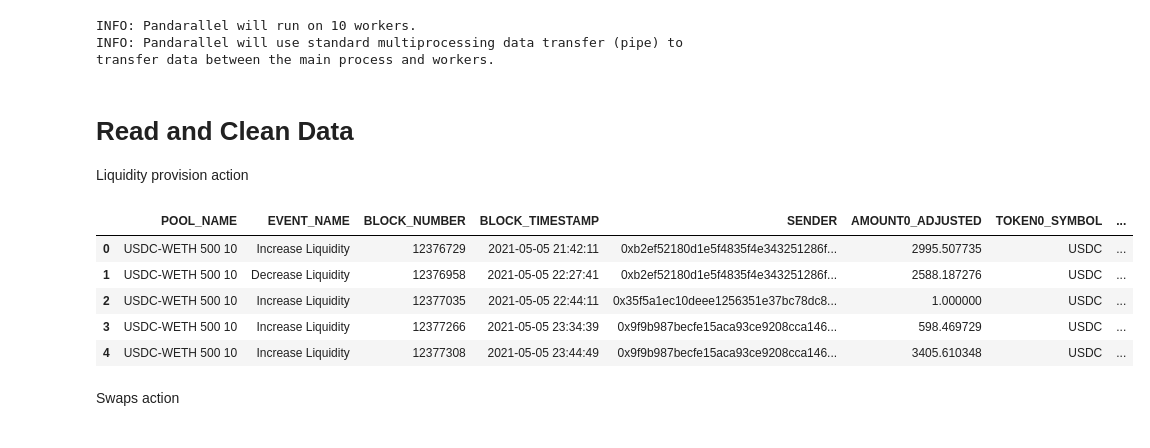
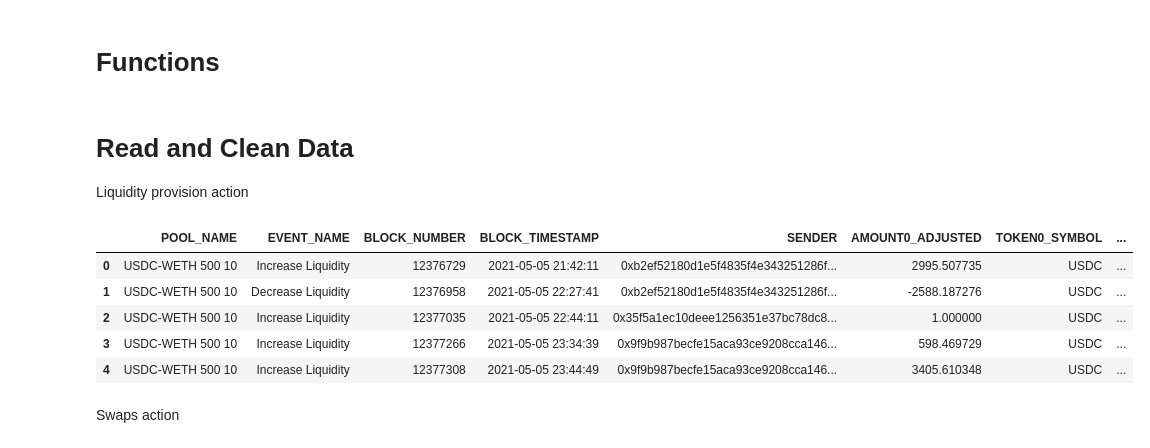
Before and after one commit to zhiconghu/Ethereum_DEX_Data, a Jupyter notebook: Data Descriptions.ipynb, the cells around one changed output. Drawn from its saved outputs; the diff is of its cells as text; code cells hidden in the pictures.

```diff
--- a/Data Descriptions.ipynb
+++ b/Data Descriptions.ipynb
@@ -7,14 +7,10 @@ import pyarrow.parquet as pq
 import datetime as dt
 
 import math
-
-from pandarallel import pandarallel
-pandarallel.initialize(progress_bar = True, nb_workers = 10)
-
-from Data_Description_Functions import Get_Price, Get_Liquidity
+from decimal import Decimal, getcontext
+getcontext().prec = 50
 
 data_dir = '/Users/zhicong/Dropbox/DEXs'
 pool_name = 'USDC-WETH 500 10'
-# %% [output]
-INFO: Pandarallel will run on 10 workers.
-INFO: Pandarallel will use standard multiprocessing data transfer (pipe) to transfer data between the main process and workers.
+# %% [markdown]
+# Functions
@@ -23,40 +22,24 @@ INFO: Pandarallel will use standard multiprocessing data transfer (pipe) to tran
 
 Liquidity provision action
 # %%
-lp_action = pd.read_csv(os.path.join(data_dir, "uniswapv3_lp_actions", pool_name + ".csv"))
-lp_action.columns = [x.upper() for x in lp_action.columns.tolist()]
-lp_action.dropna(inplace = True)
+lp_action = pd.read_csv(os.path.join(data_dir, "uniswapv3_lp_actions", pool_name + "_LP.csv"))
 
 # Final cleaning
-lp_action['BLOCK_NUMBER'] = lp_action['BLOCK_NUMBER'].astype(int)
-lp_action.sort_values(by = ['BLOCK_NUMBER'], ascending = False, inplace = True)
-lp_action['AMOUNT0_ADJUSTED'] = lp_action['AMOUNT0_ADJUSTED'].astype(float)
-lp_action['AMOUNT1_ADJUSTED'] = lp_action['AMOUNT1_ADJUSTED'].astype(float)
-lp_action['BLOCK_TIMESTAMP'] = pd.to_datetime([x[:-5] for x in lp_action['BLOCK_TIMESTAMP'].astype(str)])
-lp_action = lp_action[(lp_action['AMOUNT0_ADJUSTED'] != 0) | (lp_action['AMOUNT1_ADJUSTED'] != 0)]
+lp_action['BLOCK_TIMESTAMP'] = pd.to_datetime(lp_action['BLOCK_TIMESTAMP'])
+lp_action['AMOUNT0_ADJUSTED'] = np.where(lp_action['EVENT_NAME'] == 'Decrease Liquidity', -lp_action['AMOUNT0_ADJUSTED'], lp_action['AMOUNT0_ADJUSTED'])
+lp_action['AMOUNT0_USD'] = np.where(lp_action['EVENT_NAME'] == 'Decrease Liquidity', -lp_action['AMOUNT0_USD'], lp_action['AMOUNT0_USD'])
+lp_action['AMOUNT1_ADJUSTED'] = np.where(lp_action['EVENT_NAME'] == 'Decrease Liquidity', -lp_action['AMOUNT1_ADJUSTED'], lp_action['AMOUNT1_ADJUSTED'])
+lp_action['AMOUNT1_USD'] = np.where(lp_action['EVENT_NAME'] == 'Decrease Liquidity', -lp_action['AMOUNT1_USD'], lp_action['AMOUNT1_USD'])
+lp_action['L'] = np.where(lp_action['EVENT_NAME'] == 'Decrease Liquidity', -lp_action['L'], lp_action['L'])
 
-# Changing signs of addition and extraction
-#lp_action['AMOUNT0_ADJUSTED'] = np.where(lp_action['ACTION'] == 'DECREASE_LIQUIDITY', -lp_action['AMOUNT0_ADJUSTED'], lp_action['AMOUNT0_ADJUSTED'])
-#lp_action['AMOUNT0_USD'] = np.where(lp_action['ACTION'] == 'DECREASE_LIQUIDITY', -lp_action['AMOUNT0_USD'], lp_action['AMOUNT0_USD'])
-#lp_action['AMOUNT1_ADJUSTED'] = np.where(lp_action['ACTION'] == 'DECREASE_LIQUIDITY', -lp_action['AMOUNT1_ADJUSTED'], lp_action['AMOUNT1_ADJUSTED'])
-#lp_action['AMOUNT1_USD'] = np.where(lp_action['ACTION'] == 'DECREASE_LIQUIDITY', -lp_action['AMOUNT1_USD'], lp_action['AMOUNT1_USD'])
-lp_action['ACTION'] = lp_action['ACTION'].replace({'INCREASE_LIQUIDITY':'Increase Liquidity',
-                                                   'DECREASE_LIQUIDITY':'Decrease Liquidity'})
-lp_action.rename(columns = {'LIQUIDITY_PROVIDER':'SENDER', 'ACTION':'EVENT_NAME'}, inplace = True)
-
-# Get lower and upper price from tick
-lp_action['PRICE_LOWER'] = lp_action['TICK_UPPER'].apply(Get_Price)
-lp_action['PRICE_UPPER'] = lp_action['TICK_LOWER'].apply(Get_Price)
-
-# Reverse to make sure LPs are sorted in the same order as they are executed
-lp_action = lp_action.iloc[::-1]
-lp_action.reset_index(drop = True, inplace = True)
+# Round Liquidity Parameter to 5 decimal point
+lp_action['L'] = round(lp_action['L'], 5)
 
 lp_action.head()
 # %% [output]
 |  | POOL_NAME | EVENT_NAME | BLOCK_NUMBER | BLOCK_TIMESTAMP | SENDER | AMOUNT0_ADJUSTED | TOKEN0_SYMBOL | ... |
 | 0 | USDC-WETH 500 10 | Increase Liquidity | 12376729 | 2021-05-05 21:42:11 | 0xb2ef52180d1e5f4835f4e343251286f... | 2995.507735 | USDC | ... |
-| 1 | USDC-WETH 500 10 | Decrease Liquidity | 12376958 | 2021-05-05 22:27:41 | 0xb2ef52180d1e5f4835f4e343251286f... | 2588.187276 | USDC | ... |
+| 1 | USDC-WETH 500 10 | Decrease Liquidity | 12376958 | 2021-05-05 22:27:41 | 0xb2ef52180d1e5f4835f4e343251286f... | -2588.187276 | USDC | ... |
 | 2 | USDC-WETH 500 10 | Increase Liquidity | 12377035 | 2021-05-05 22:44:11 | 0x35f5a1ec10deee1256351e37bc78dc8... | 1.000000 | USDC | ... |
 | 3 | USDC-WETH 500 10 | Increase Liquidity | 12377266 | 2021-05-05 23:34:39 | 0x9f9b987becfe15aca93ce9208cca146... | 598.469729 | USDC | ... |
 | 4 | USDC-WETH 500 10 | Increase Liquidity | 12377308 | 2021-05-05 23:44:49 | 0x9f9b987becfe15aca93ce9208cca146... | 3405.610348 | USDC | ... |
```
Also changed, not shown: parts of 6 cells of this notebook, 4 other files.
